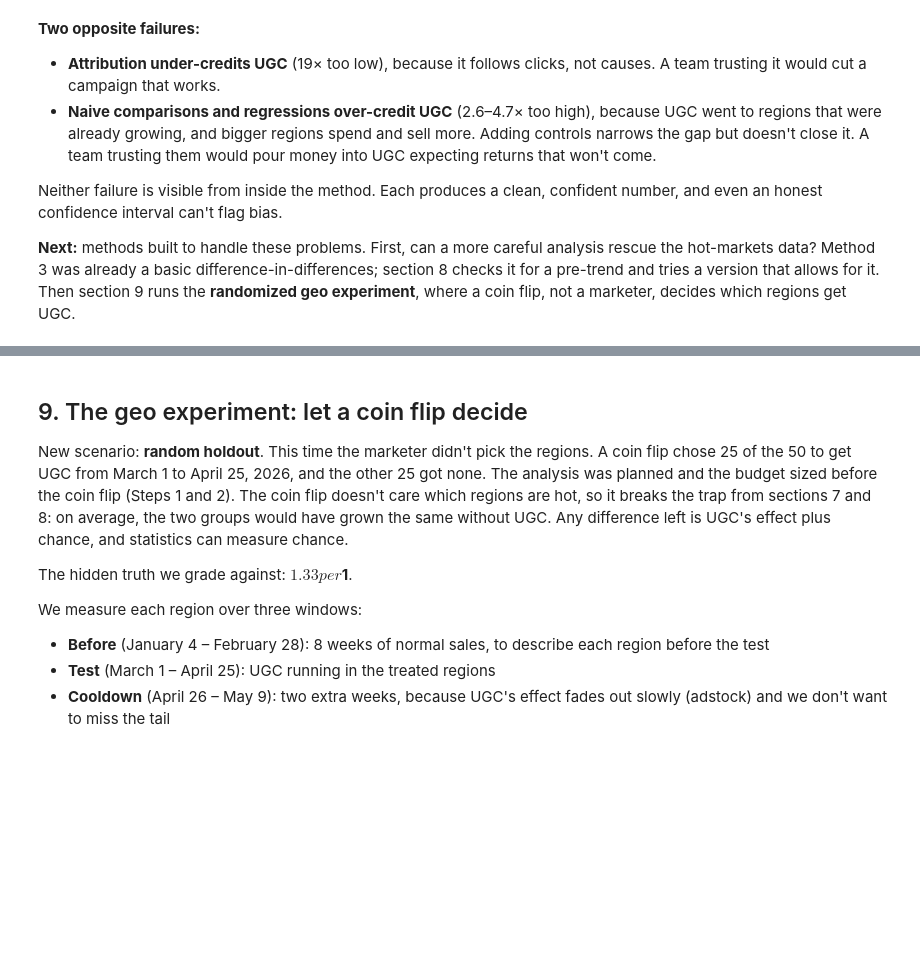
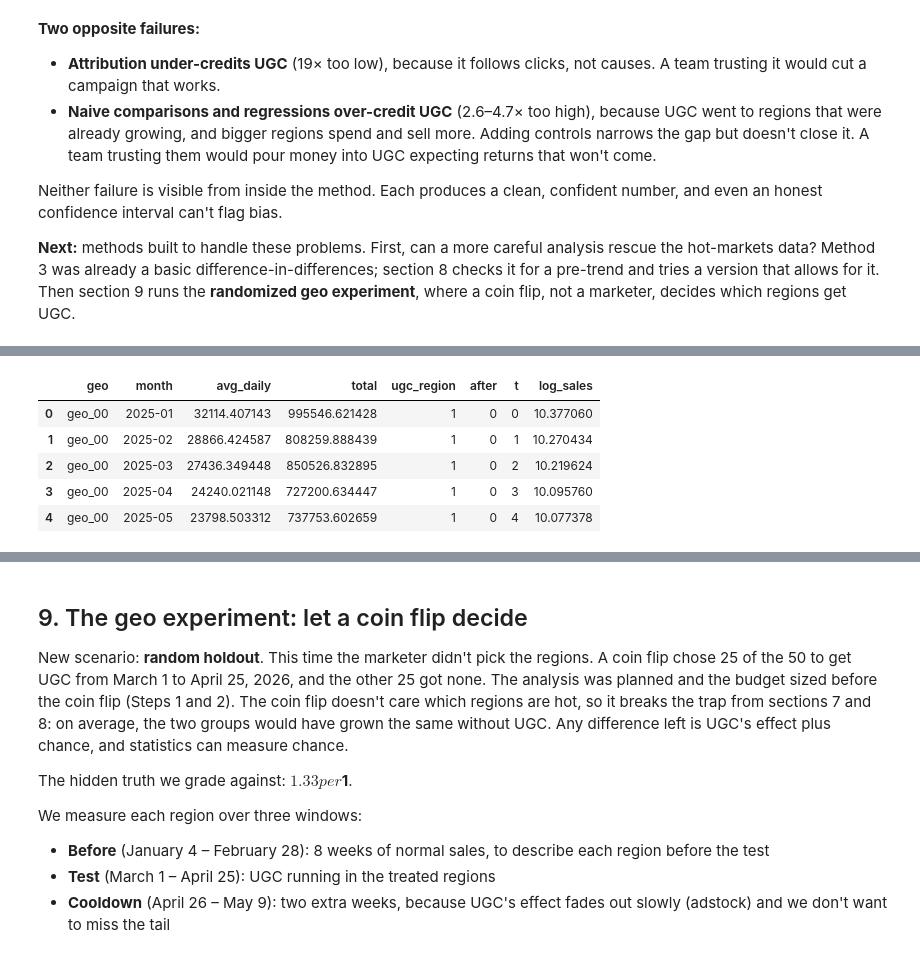
Before and after one commit to menni99/incrementality-mmm-lab, a Jupyter notebook: incrementality.ipynb, the cells around one changed output, grey strips where cells are left out. Saved outputs shown, nothing was run; the diff lists cells and outputs as text; code cells hidden in the pictures; blank space fills up the shorter version.

```diff
--- a/incrementality.ipynb
+++ b/incrementality.ipynb
@@ -1164,0 +1177,41 @@ Neither failure is visible from inside the method. Each produces a clean, confid
+# %%
+def monthly_panel(panel):
+    """One row per region per month, from the analyst's columns only."""
+    d = analyst_view(panel)
+    got_ugc = d.groupby("geo")["spend_ugc"].sum() > 0
+    m = (d.assign(month=d["date"].dt.to_period("M"))
+          .groupby(["geo", "month"])["sales"].agg(avg_daily="mean", total="sum").reset_index())
+    m["ugc_region"] = m["geo"].map(got_ugc).astype(int)
+    m["after"] = (m["month"] >= pd.Period("2026-03", "M")).astype(int)     # UGC launched March 1, 2026
+    m["t"] = (m["month"] - m["month"].min()).apply(lambda gap: gap.n)       # months since January 2025
+    m["month"] = m["month"].astype(str)
+    m["log_sales"] = np.log(m["avg_daily"])
+    return m
+
+
+def usd(v):
+    return f"−${abs(v):,.2f}" if v < 0 else f"${v:,.2f}"
+
+
+def did(m, formula, spend):
+    """Fit a DiD regression, clustered by region. Returns the lift and the $ per $1 with its 95% interval."""
+    fit = smf.ols(formula, data=m).fit(cov_type="cluster", cov_kwds={"groups": m["geo"].astype("category").cat.codes})
+    lift, se = fit.params["ugc_region:after"], fit.bse["ugc_region:after"]
+    # If UGC regions sold S after launch with a lift of `lift` (in logs), they'd have sold S x e^-lift without UGC.
+    sales_after = m.loc[(m["ugc_region"] == 1) & (m["after"] == 1), "total"].sum()
+    to_usd = lambda x: sales_after * (1 - np.exp(-x)) / spend
+    return {"lift": lift, "lift_se": se, "estimate": to_usd(lift), "low": to_usd(lift - 1.96 * se), "high": to_usd(lift + 1.96 * se)}
+
+
+STANDARD = "log_sales ~ ugc_region:after + C(geo) + C(month)"   # region baselines + month baselines + the effect
+WITH_TREND = STANDARD + " + ugc_region:t"                       # ...plus a straight-line trend for UGC regions
+
+months = monthly_panel(panel_hot)
+months.head()
+# %% [output]
+|  | geo | month | avg_daily | total | ugc_region | after | t | log_sales |
+| 0 | geo_00 | 2025-01 | 32114.407143 | 995546.621428 | 1 | 0 | 0 | 10.377060 |
+| 1 | geo_00 | 2025-02 | 28866.424587 | 808259.888439 | 1 | 0 | 1 | 10.270434 |
+| 2 | geo_00 | 2025-03 | 27436.349448 | 850526.832895 | 1 | 0 | 2 | 10.219624 |
+| 3 | geo_00 | 2025-04 | 24240.021148 | 727200.634447 | 1 | 0 | 3 | 10.095760 |
+| 4 | geo_00 | 2025-05 | 23798.503312 | 737753.602659 | 1 | 0 | 4 | 10.077378 |
```
Also changed, not shown: parts of 20 cells of this notebook.
